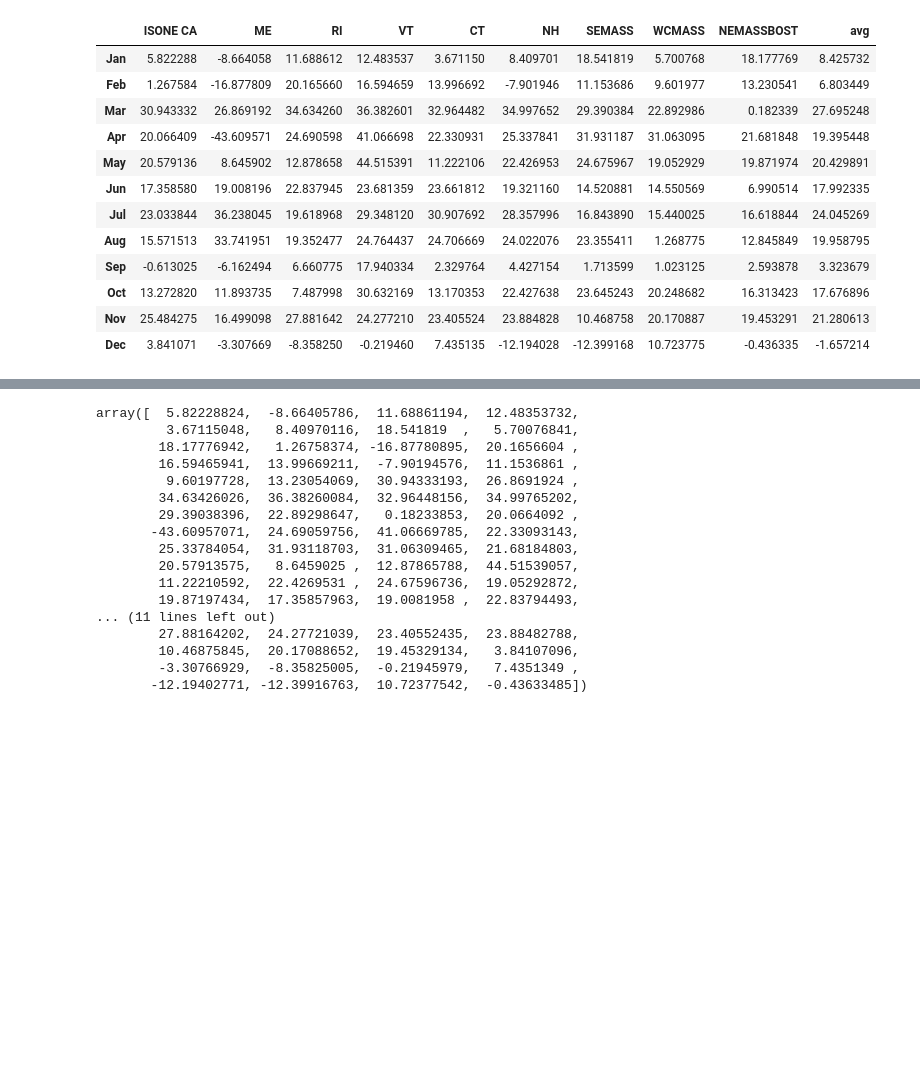
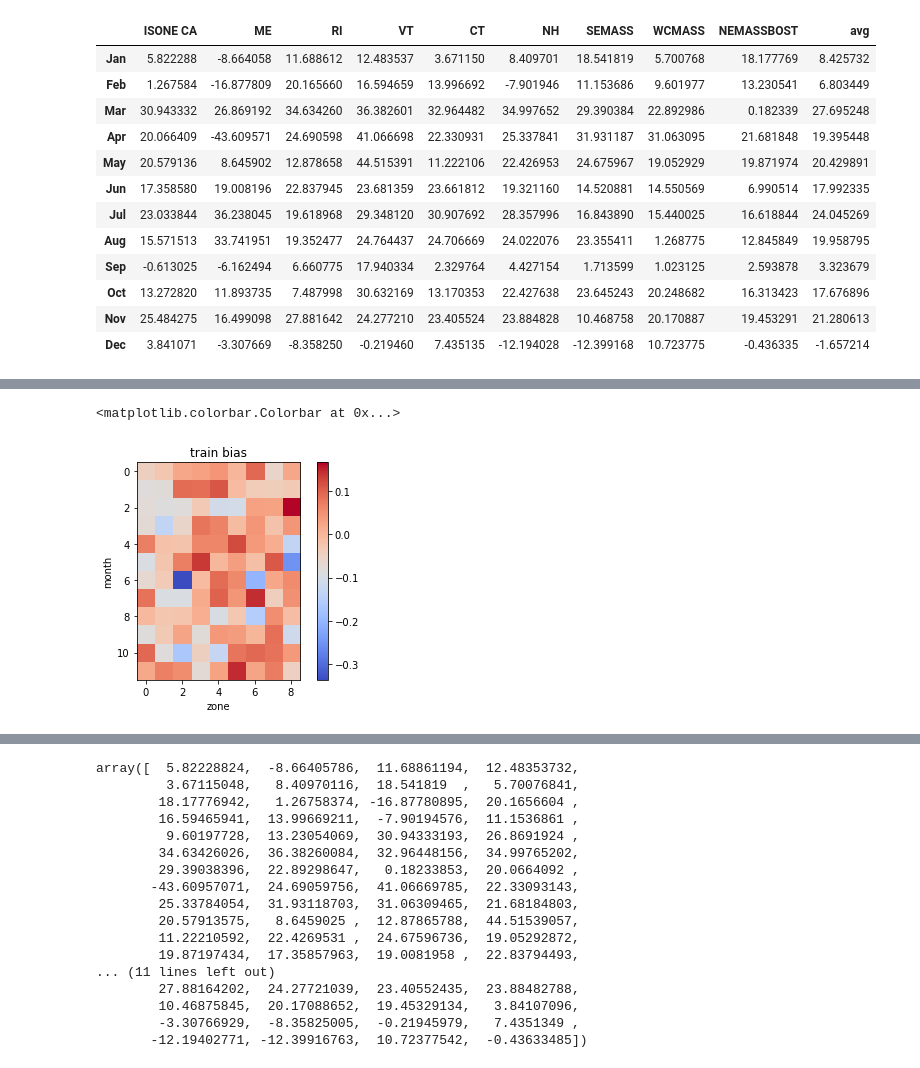
Before and after one commit to AlexTMallen/koopman-forecasting, a Jupyter notebook: figures.ipynb, the cells around one changed output, grey strips where cells are left out. Cells and saved outputs as stored; diff of their text form; code cells hidden in the pictures; blank space fills up the shorter version.

```diff
--- a/figures.ipynb
+++ b/figures.ipynb
@@ -67,0 +125,9 @@ relative_perfs
+# %%
+plt.imshow(train_bias.values, cmap="coolwarm")
+plt.ylabel("month")
+plt.xlabel("zone")
+plt.title("train bias")
+plt.colorbar()
+# %% [output]
+<matplotlib.colorbar.Colorbar at 0x...>
+[figure, added]
```
Also changed, not shown: parts of 44 cells of this notebook, 8 other files.
